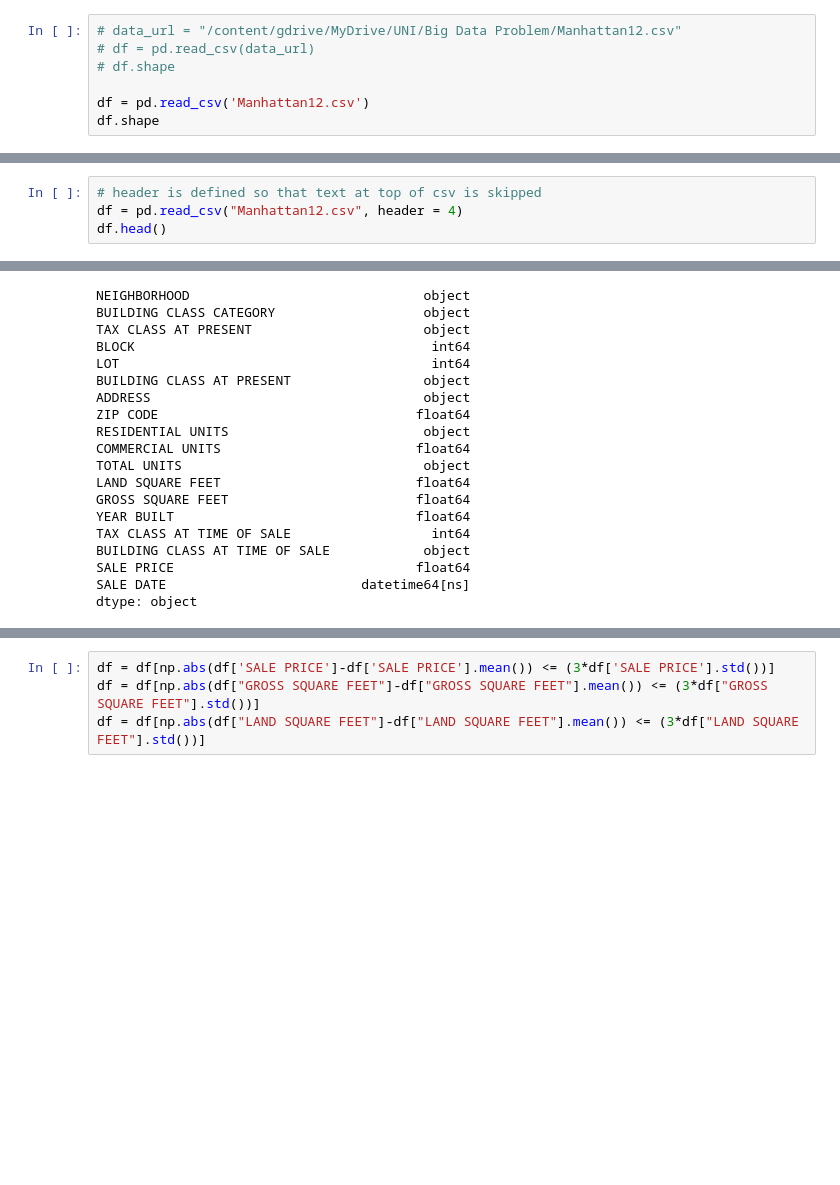
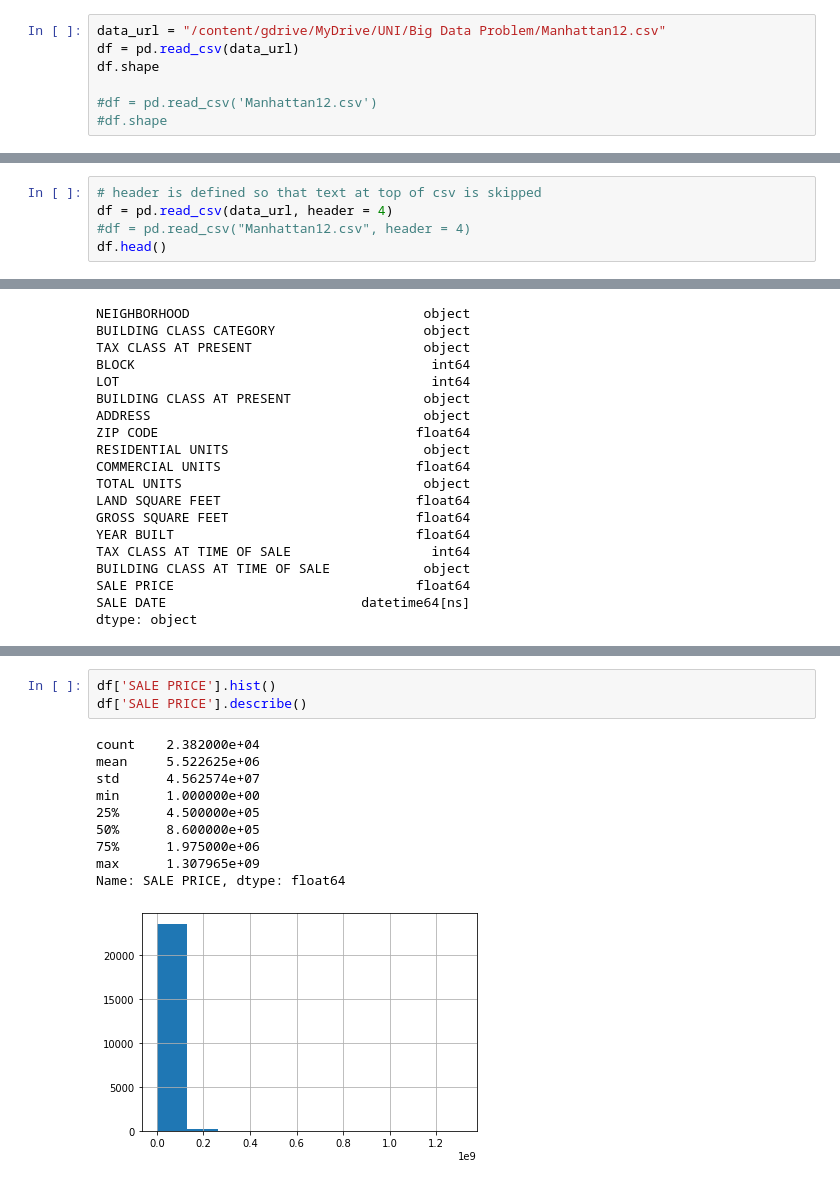
Before and after one commit to tasnmb/Manhattan-property-prices-analysis, a Jupyter notebook: big_data_cw.ipynb, the cells around one changed output, grey strips where cells are left out. Saved outputs shown, nothing was run; the diff lists cells and outputs as text; blank space fills up the shorter version.

```diff
--- a/big_data_cw.ipynb
+++ b/big_data_cw.ipynb
@@ -10,10 +13,10 @@ from sklearn.preprocessing import MinMaxScaler
 # %%
-# data_url = "/content/gdrive/MyDrive/UNI/Big Data Problem/Manhattan12.csv"
-# df = pd.read_csv(data_url)
-# df.shape
+data_url = "/content/gdrive/MyDrive/UNI/Big Data Problem/Manhattan12.csv"
+df = pd.read_csv(data_url)
+df.shape
 
-df = pd.read_csv('Manhattan12.csv')
-df.shape
+#df = pd.read_csv('Manhattan12.csv')
+#df.shape
 # %% [output]
 (27399, 21)
 # %%
@@ -33,7 +36,8 @@ df.head(10)
 10 rows × 21 columns
 # %%
 # header is defined so that text at top of csv is skipped
-df = pd.read_csv("Manhattan12.csv", header = 4)
+df = pd.read_csv(data_url, header = 4)
+#df = pd.read_csv("Manhattan12.csv", header = 4)
 df.head()
 # %% [output]
 |  | BOROUGH | NEIGHBORHOOD | BUILDING CLASS CATEGORY | TAX CLASS AT PRESENT | BLOCK | LOT | EASE-MENT | ... |
@@ -229,5 +253,15 @@ sns.scatterplot(data=df, x="LAND SQUARE FEET", y="SALE PRICE")
 [figure]
-# %%
-df = df[np.abs(df['SALE PRICE']-df['SALE PRICE'].mean()) <= (3*df['SALE PRICE'].std())]
-df = df[np.abs(df["GROSS SQUARE FEET"]-df["GROSS SQUARE FEET"].mean()) <= (3*df["GROSS SQUARE FEET"].std())]
-df = df[np.abs(df["LAND SQUARE FEET"]-df["LAND SQUARE FEET"].mean()) <= (3*df["LAND SQUARE FEET"].std())]
+# %%
+df['SALE PRICE'].hist()
+df['SALE PRICE'].describe()
+# %% [output]
+count    2.382000e+04
+mean     5.522625e+06
+std      4.562574e+07
+min      1.000000e+00
+25%      4.500000e+05
+50%      8.600000e+05
+75%      1.975000e+06
+max      1.307965e+09
+Name: SALE PRICE, dtype: float64
+[figure, added]
```
Also changed, not shown: parts of 15 cells of this notebook.
